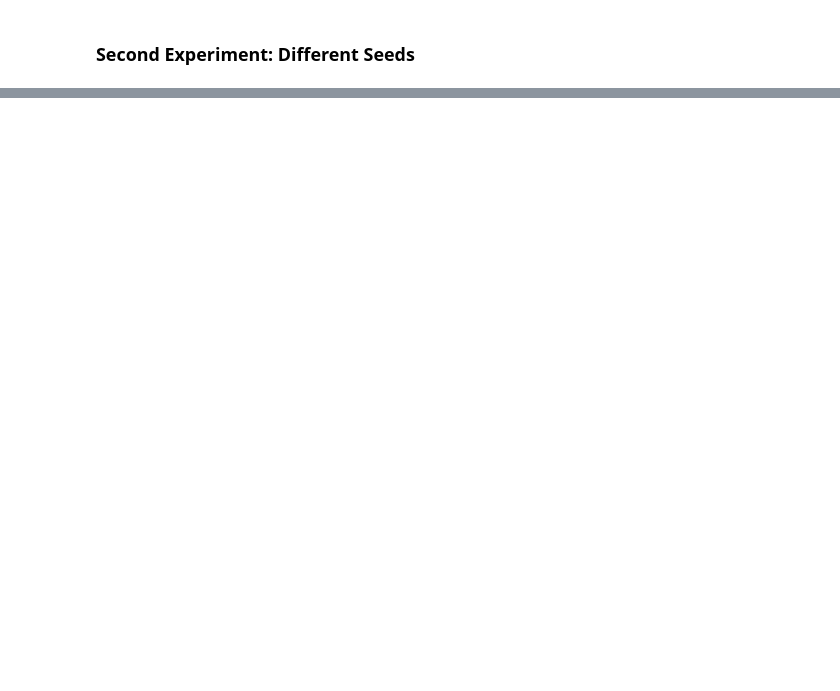
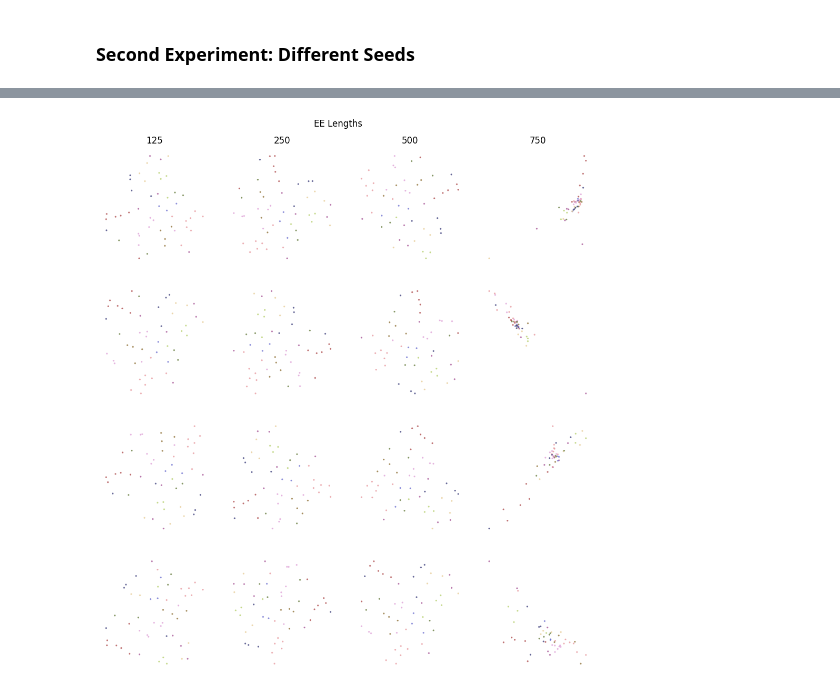
Before and after one commit to giSolve/thesis, a Jupyter notebook: code/notebooks/ee_length.ipynb, the cells around one changed output, grey strips where cells are left out. Saved outputs shown, nothing was run; the diff lists cells and outputs as text; code cells hidden in the pictures; blank space fills up the shorter version.

```diff
--- a/code/notebooks/ee_length.ipynb
+++ b/code/notebooks/ee_length.ipynb
@@ -349,0 +523,4 @@ plot_kl_divergences_grid(embeddings_dict, "ee_length")
+# %%
+# only mnist
+mnist = datasets.load_mnist()
+data, labels = mnist
@@ -349,0 +548,4 @@ plot_kl_divergences_grid(embeddings_dict, "ee_length")
+# %%
+plot_embedding_grid(embedding_seeds, seeds, ee_lengths, column_string="EE Lengths", cmap="tab20b", file_start="ee_length_seeds", emph_first_row=False)
+# %% [output]
+[figure, added]
```
Also changed, not shown: parts of 20 cells of this notebook, 12 other files.
